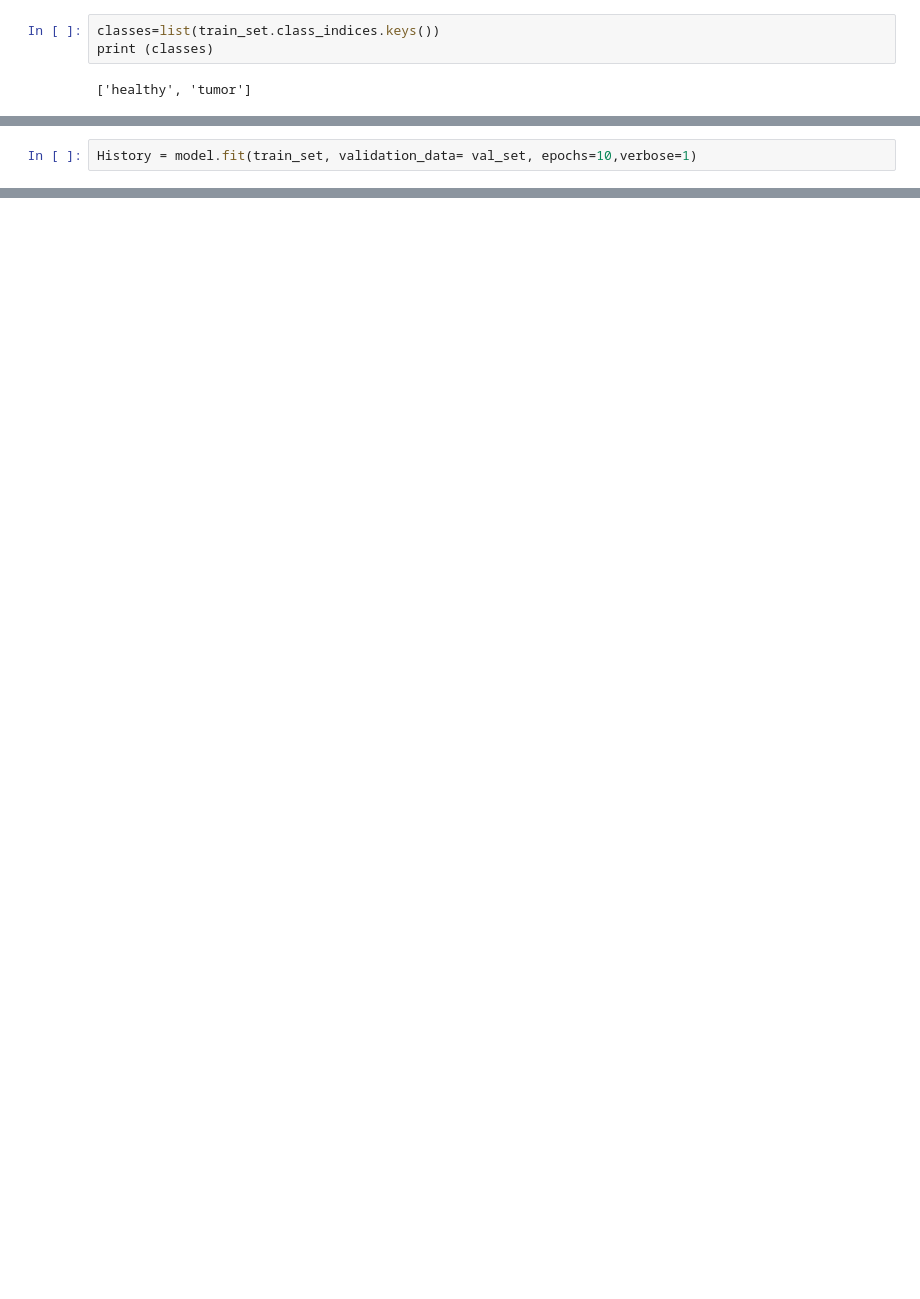
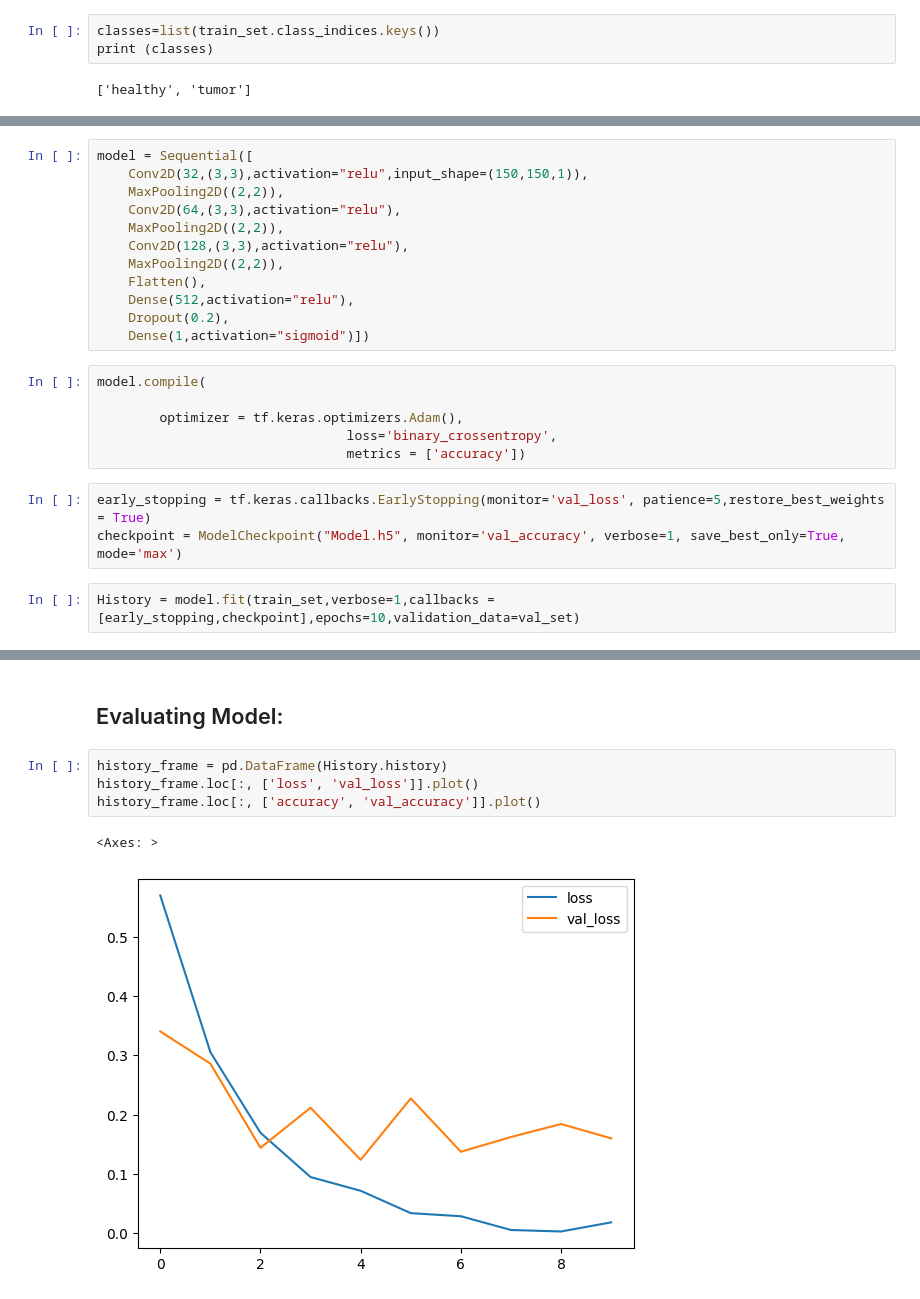
Before and after one commit to Lackyjian/Brain_tumor_detection_using_CNN, a Jupyter notebook: brain-tumor-detection.ipynb, the cells around one changed output, grey strips where cells are left out. Saved outputs shown, nothing was run; the diff lists cells and outputs as text; blank space fills up the shorter version.

```diff
--- a/brain-tumor-detection.ipynb
+++ b/brain-tumor-detection.ipynb
@@ -162,4 +154,25 @@ model.compile(optimizer="adam", loss="binary_crossentropy", metrics=["accuracy"]
+# %%
+model = Sequential([
+    Conv2D(32,(3,3),activation="relu",input_shape=(150,150,1)),
+    MaxPooling2D((2,2)),
+    Conv2D(64,(3,3),activation="relu"),
+    MaxPooling2D((2,2)),
+    Conv2D(128,(3,3),activation="relu"),
+    MaxPooling2D((2,2)),
+    Flatten(),
+    Dense(512,activation="relu"),
+    Dropout(0.2),
+    Dense(1,activation="sigmoid")])
+# %%
+model.compile(
+
+        optimizer = tf.keras.optimizers.Adam(),
+                                loss='binary_crossentropy',
+                                metrics = ['accuracy'])
+# %%
+early_stopping = tf.keras.callbacks.EarlyStopping(monitor='val_loss', patience=5,restore_best_weights = True)
+checkpoint = ModelCheckpoint("Model.h5", monitor='val_accuracy', verbose=1, save_best_only=True, mode='max')
 # %%
-History = model.fit(train_set, validation_data= val_set, epochs=10,verbose=1)
+History = model.fit(train_set,verbose=1,callbacks = [early_stopping,checkpoint],epochs=10,validation_data=val_set)
 # %% [output]
 Epoch 1/10
@@ -184,0 +195,9 @@ Epoch 10/10
+# %% [markdown]
+## Evaluating Model:
+# %%
+history_frame = pd.DataFrame(History.history)
+history_frame.loc[:, ['loss', 'val_loss']].plot()
+history_frame.loc[:, ['accuracy', 'val_accuracy']].plot()
+# %% [output]
+<Axes: >
+[figure, added]
```
Also changed, not shown: parts of 22 cells of this notebook.
